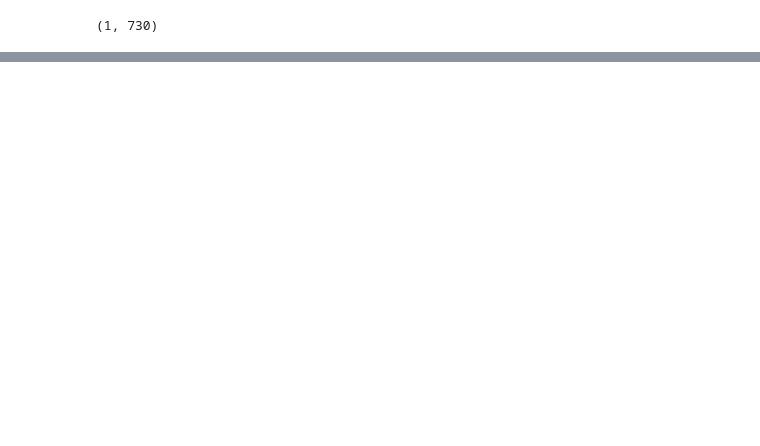
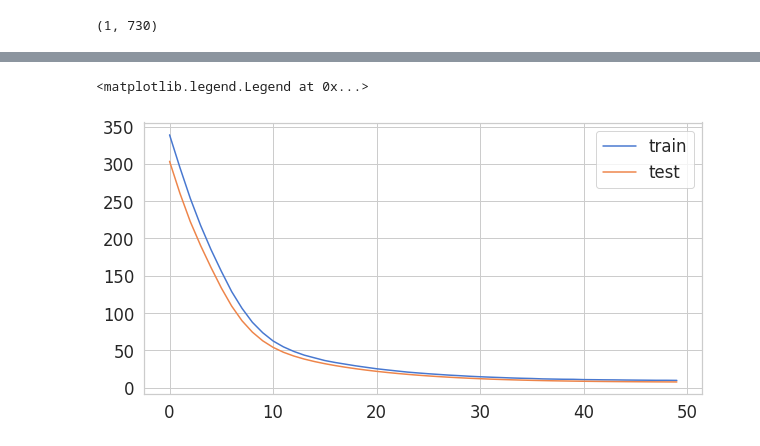
Before and after one commit to VissaMoutafis/Time-Series-Processing-with-Tensorflow, a Jupyter notebook: AutoEncoder.ipynb, the cells around one changed output, grey strips where cells are left out. Saved outputs shown, nothing was run; the diff lists cells and outputs as text; code cells hidden in the pictures; blank space fills up the shorter version.

```diff
--- a/AutoEncoder.ipynb
+++ b/AutoEncoder.ipynb
@@ -219,0 +310,7 @@ sns.displot(train_mae_loss, bins=50, kde=True);
+# %%
+plt.plot(model.history.history['loss'], label='train')
+plt.plot(model.history.history['val_loss'], label='test')
+plt.legend()
+# %% [output]
+<matplotlib.legend.Legend at 0x...>
+[figure, added]
```
Also changed, not shown: parts of 13 cells of this notebook.
